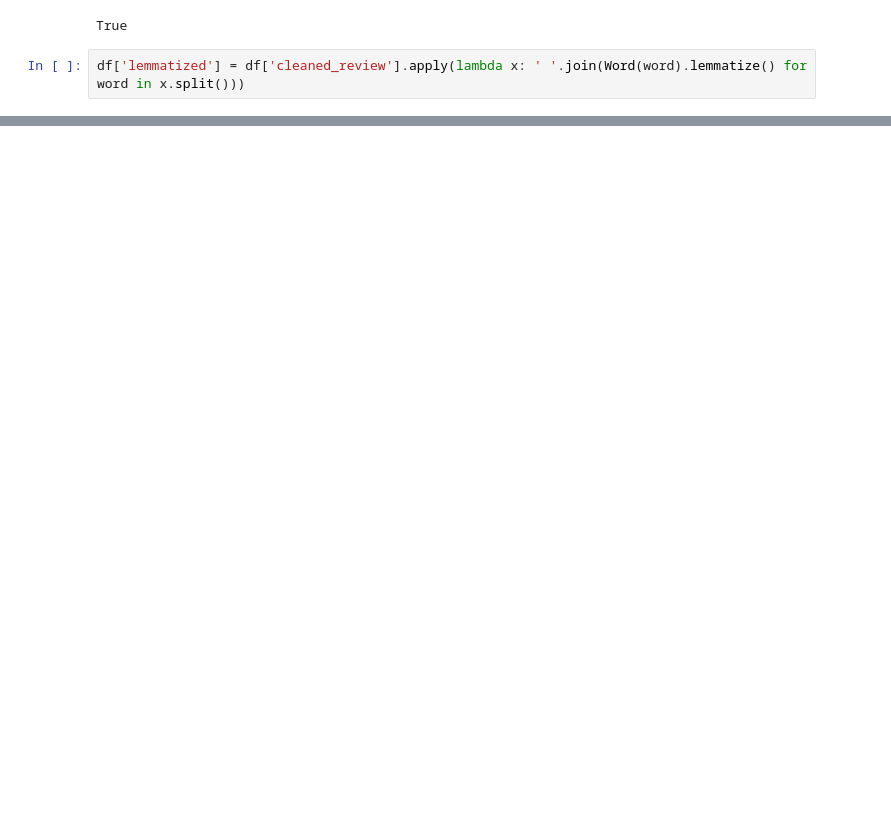
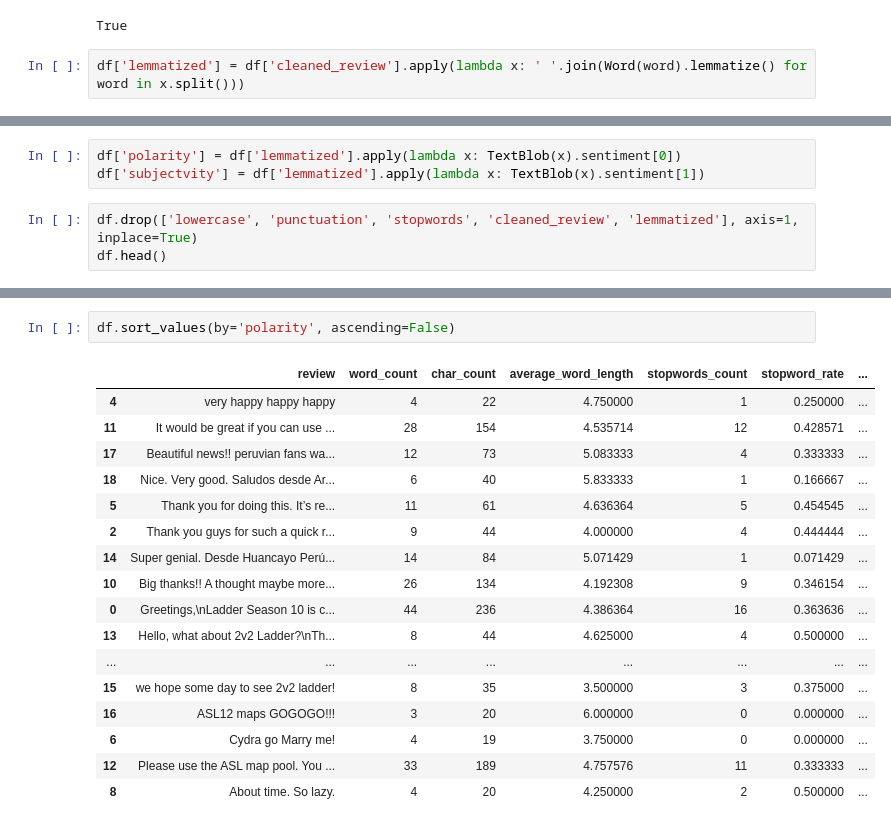
Before and after one commit to JosephPenaQuino/sc-forum-sentiment-analysis-ladder10, a Jupyter notebook: main.ipynb, the cells around one changed output, grey strips where cells are left out. Cells and saved outputs as stored; diff of their text form; blank space fills up the shorter version.

Commit message:
feat: add sentiments calculation

```diff
--- a/main.ipynb
+++ b/main.ipynb
@@ -184,0 +191,6 @@ df['lemmatized'] = df['cleaned_review'].apply(lambda x: ' '.join(Word(word).lemm
+# %%
+df['polarity'] = df['lemmatized'].apply(lambda x: TextBlob(x).sentiment[0])
+df['subjectvity'] = df['lemmatized'].apply(lambda x: TextBlob(x).sentiment[1])
+# %%
+df.drop(['lowercase', 'punctuation', 'stopwords', 'cleaned_review', 'lemmatized'], axis=1, inplace=True)
+df.head()
@@ -184,0 +216,20 @@ df['lemmatized'] = df['cleaned_review'].apply(lambda x: ' '.join(Word(word).lemm
+# %%
+df.sort_values(by='polarity', ascending=False)
+# %% [output]
+|  | review | word_count | char_count | average_word_length | stopwords_count | stopword_rate | ... |
+| 4 | very happy happy happy | 4 | 22 | 4.750000 | 1 | 0.250000 | ... |
+| 11 | It would be great if you can use ... | 28 | 154 | 4.535714 | 12 | 0.428571 | ... |
+| 17 | Beautiful news!! peruvian fans wa... | 12 | 73 | 5.083333 | 4 | 0.333333 | ... |
+| 18 | Nice. Very good. Saludos desde Ar... | 6 | 40 | 5.833333 | 1 | 0.166667 | ... |
+| 5 | Thank you for doing this. It’s re... | 11 | 61 | 4.636364 | 5 | 0.454545 | ... |
+| 2 | Thank you guys for such a quick r... | 9 | 44 | 4.000000 | 4 | 0.444444 | ... |
+| 14 | Super genial. Desde Huancayo Perú... | 14 | 84 | 5.071429 | 1 | 0.071429 | ... |
+| 10 | Big thanks!! A thought maybe more... | 26 | 134 | 4.192308 | 9 | 0.346154 | ... |
+| 0 | Greetings,\nLadder Season 10 is c... | 44 | 236 | 4.386364 | 16 | 0.363636 | ... |
+| 13 | Hello, what about 2v2 Ladder?\nTh... | 8 | 44 | 4.625000 | 4 | 0.500000 | ... |
+| ... | ... | ... | ... | ... | ... | ... | ... |
+| 15 | we hope some day to see 2v2 ladder! | 8 | 35 | 3.500000 | 3 | 0.375000 | ... |
+| 16 | ASL12 maps GOGOGO!!! | 3 | 20 | 6.000000 | 0 | 0.000000 | ... |
+| 6 | Cydra go Marry me! | 4 | 19 | 3.750000 | 0 | 0.000000 | ... |
+| 12 | Please use the ASL map pool. You ... | 33 | 189 | 4.757576 | 11 | 0.333333 | ... |
+| 8 | About time. So lazy. | 4 | 20 | 4.250000 | 2 | 0.500000 | ... |
```
Also changed, not shown: parts of 8 cells of this notebook.
